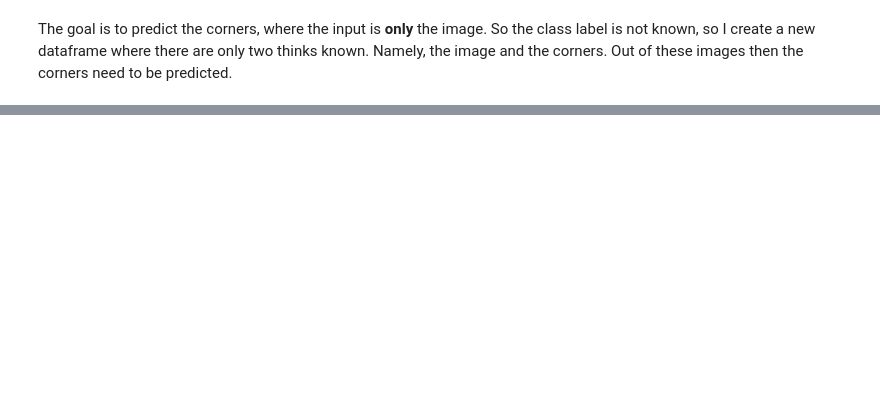
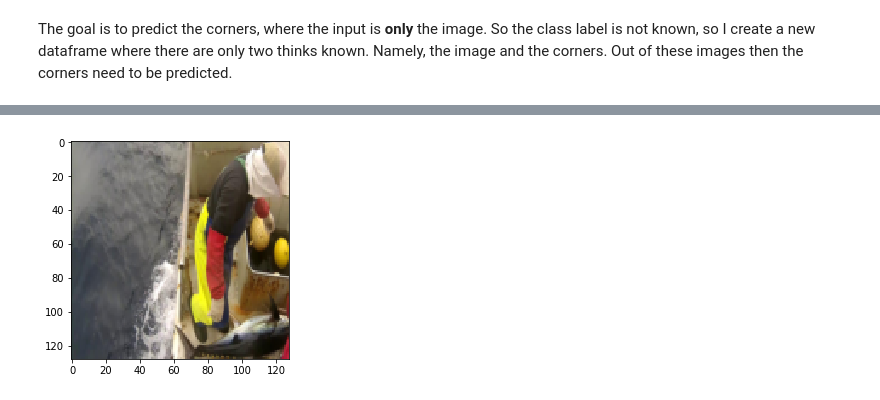
Before and after one commit to TanjaCrijns/MLIP-BigAITuna, a Jupyter notebook: notebooks/Predict boxes.ipynb, the cells around one changed output, grey strips where cells are left out. Cells and saved outputs as stored; diff of their text form; code cells hidden in the pictures; blank space fills up the shorter version.

```diff
--- a/notebooks/Predict boxes.ipynb
+++ b/notebooks/Predict boxes.ipynb
@@ -14,2 +15,4 @@ from tqdm import *
 # %%
 train_set = pd.read_csv('../data/validation/train.csv')
+valid_set = pd.read_csv('../data/validation/test.csv')
+print valid_set.head()
@@ -77,0 +82,19 @@ print y_train[0,:]
+# %%
+# loads vali data
+
+X_valid = np.zeros((valid_set.shape[0], 3, 128, 128), dtype=np.uint8)
+y_valid = np.zeros((valid_set.shape[0], 4), dtype=np.uint8)
+for j in tqdm(range(valid_set.shape[0])):
+    arra = spm.imread(glob.glob('../data/train/*/{}'.format(valid_set['filename'][j]))[0])
+    warp = (128.0/arra.shape[0], 128.0/arra.shape[1])
+    y_valid[j,0] = int(y_temp['x'][j]*warp[1])
+    y_valid[j,1] = int(y_temp['y'][j]*warp[0])
+    y_valid[j,2] = int(y_temp['height'][j]*warp[0])
+    y_valid[j,3] = int(y_temp['width'][j]*warp[1])
+    arra2 = spm.imresize(arra, (128,128)).transpose(2, 0, 1)
+    X_valid[j,:,:,:] = arra2
+# %%
+plt.imshow(X_valid[60,:,:,:].transpose(1,2,0))
+plt.show()
+# %% [output]
+[figure, added]
```
Also changed, not shown: parts of 6 cells of this notebook.
